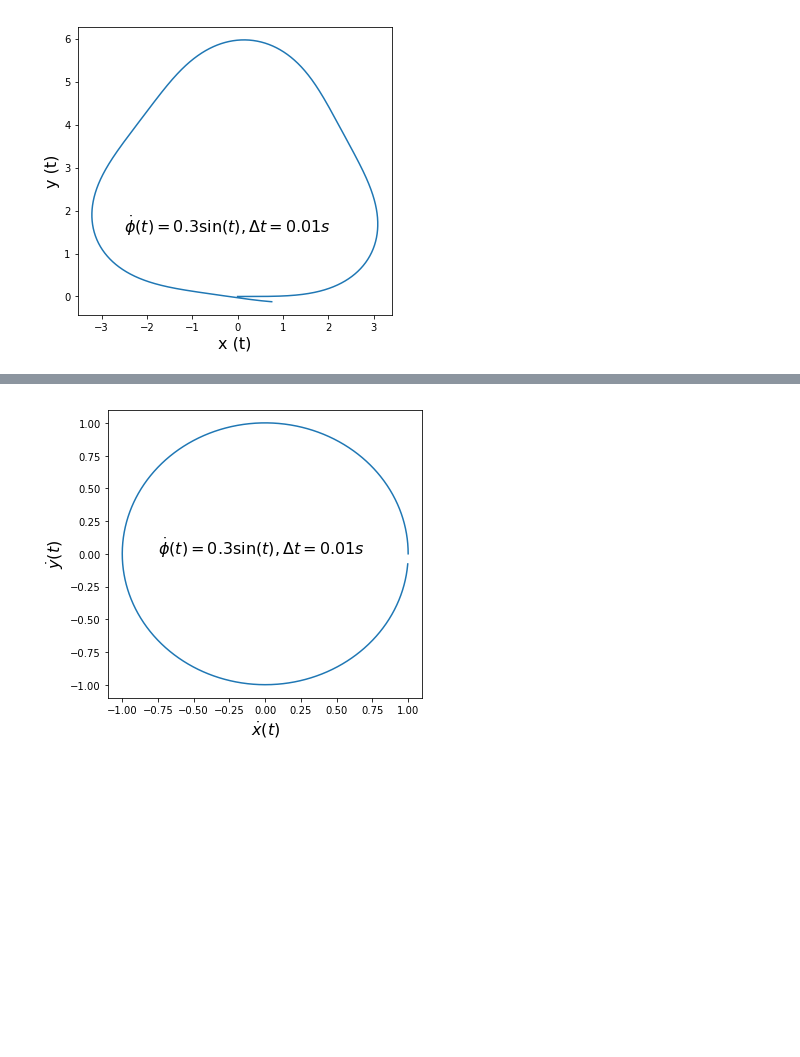
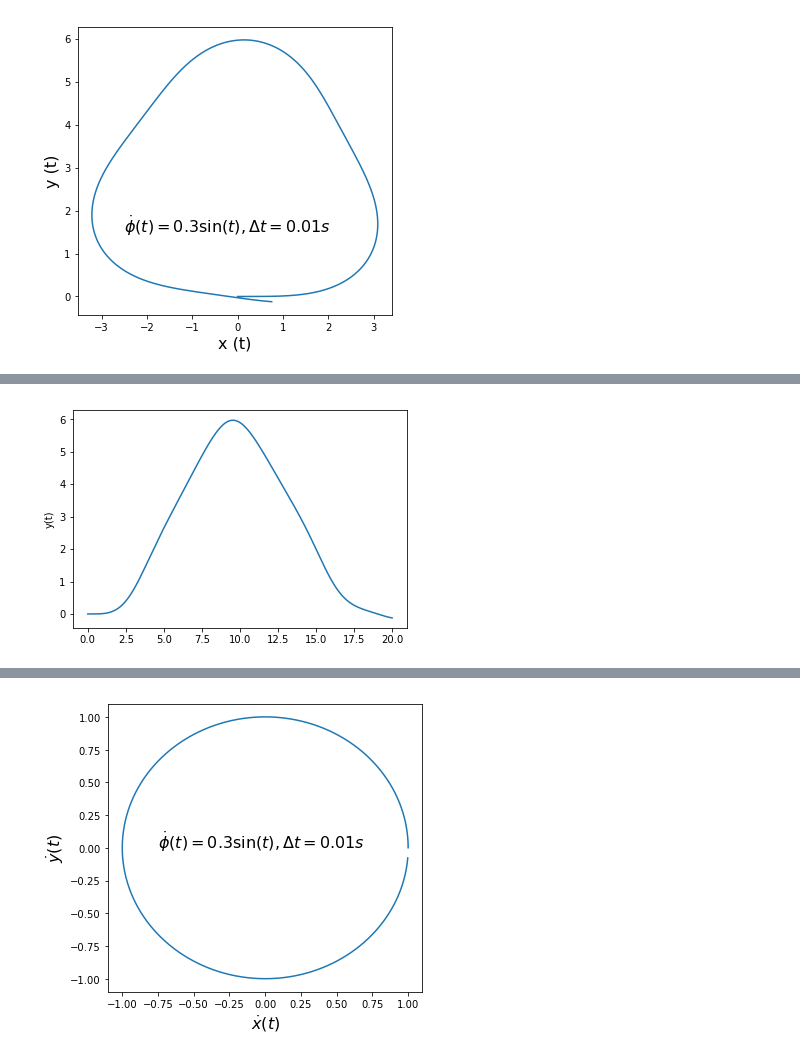
Before and after one commit to JingQian87/4733-Robotics, a Jupyter notebook: HW3/Robotics_HW3_Q2.ipynb, the cells around one changed output, grey strips where cells are left out. Saved outputs shown, nothing was run; the diff lists cells and outputs as text; code cells hidden in the pictures; blank space fills up the shorter version.

```diff
--- a/HW3/Robotics_HW3_Q2.ipynb
+++ b/HW3/Robotics_HW3_Q2.ipynb
@@ -29,0 +36,6 @@ plt.show()
+# %%
+plt.plot(t,result.T[1])
+plt.ylabel('y(t)')
+plt.show()
+# %% [output]
+[figure, added]
```
Also changed, not shown: parts of 7 cells of this notebook.
